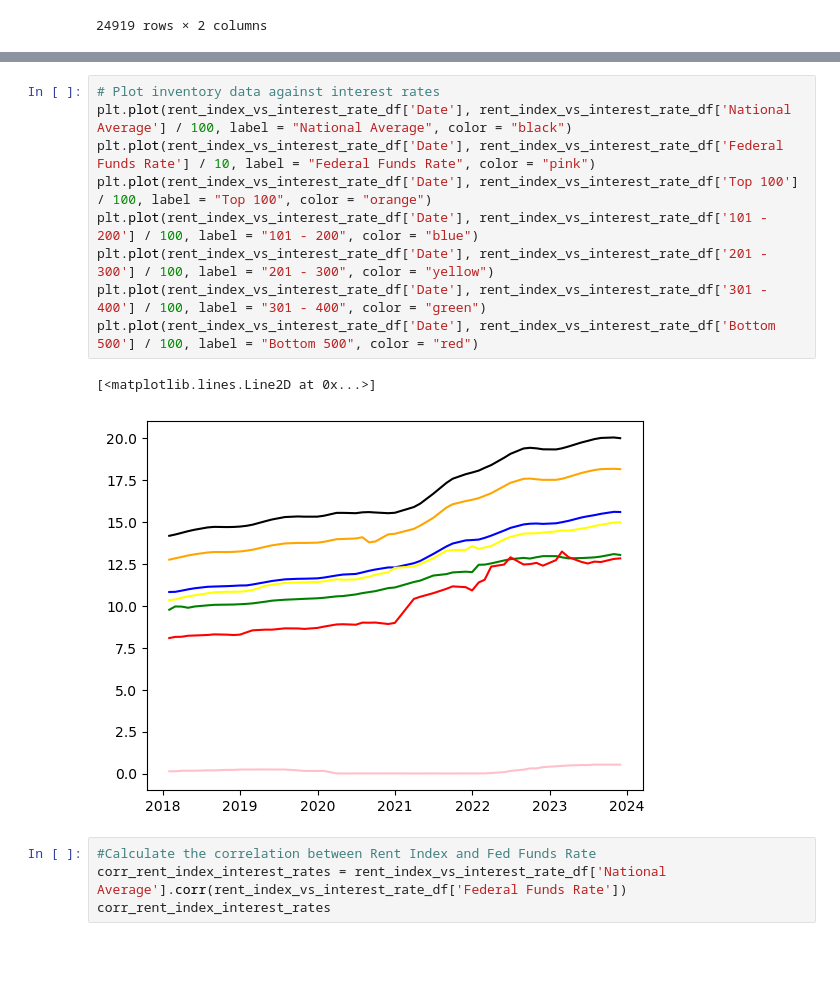
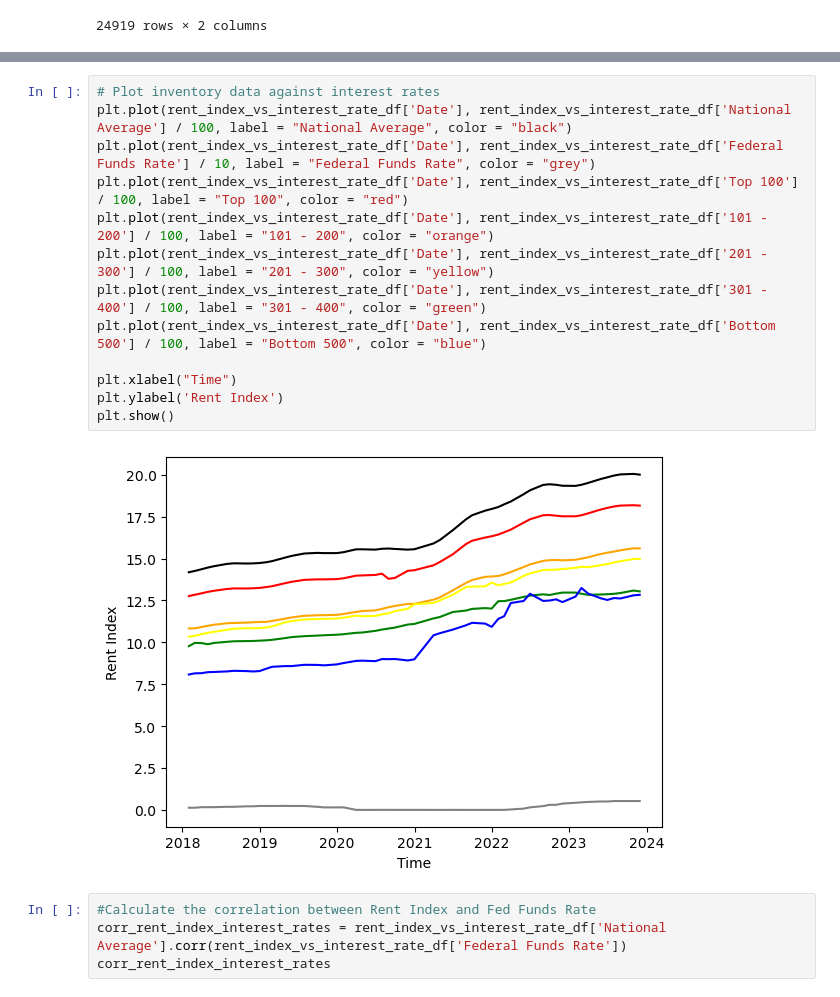
Before and after one commit to RobHuibregtse/Data_Analytics_Project1, a Jupyter notebook: Code/Hypothesis2Code.ipynb, the cells around one changed output, grey strips where cells are left out. Drawn from its saved outputs; the diff is of its cells as text; blank space fills up the shorter version.

```diff
--- a/Code/Hypothesis2Code.ipynb
+++ b/Code/Hypothesis2Code.ipynb
@@ -150,15 +150,18 @@ rent_index_vs_interest_rate_df
 # %%
 # Plot inventory data against interest rates
 plt.plot(rent_index_vs_interest_rate_df['Date'], rent_index_vs_interest_rate_df['National Average'] / 100, label = "National Average", color = "black")
-plt.plot(rent_index_vs_interest_rate_df['Date'], rent_index_vs_interest_rate_df['Federal Funds Rate'] / 10, label = "Federal Funds Rate", color = "pink")
-plt.plot(rent_index_vs_interest_rate_df['Date'], rent_index_vs_interest_rate_df['Top 100'] / 100, label = "Top 100", color = "orange")
-plt.plot(rent_index_vs_interest_rate_df['Date'], rent_index_vs_interest_rate_df['101 - 200'] / 100, label = "101 - 200", color = "blue")
+plt.plot(rent_index_vs_interest_rate_df['Date'], rent_index_vs_interest_rate_df['Federal Funds Rate'] / 10, label = "Federal Funds Rate", color = "grey")
+plt.plot(rent_index_vs_interest_rate_df['Date'], rent_index_vs_interest_rate_df['Top 100'] / 100, label = "Top 100", color = "red")
+plt.plot(rent_index_vs_interest_rate_df['Date'], rent_index_vs_interest_rate_df['101 - 200'] / 100, label = "101 - 200", color = "orange")
 plt.plot(rent_index_vs_interest_rate_df['Date'], rent_index_vs_interest_rate_df['201 - 300'] / 100, label = "201 - 300", color = "yellow")
 plt.plot(rent_index_vs_interest_rate_df['Date'], rent_index_vs_interest_rate_df['301 - 400'] / 100, label = "301 - 400", color = "green")
-plt.plot(rent_index_vs_interest_rate_df['Date'], rent_index_vs_interest_rate_df['Bottom 500'] / 100, label = "Bottom 500", color = "red")
+plt.plot(rent_index_vs_interest_rate_df['Date'], rent_index_vs_interest_rate_df['Bottom 500'] / 100, label = "Bottom 500", color = "blue")
+
+plt.xlabel("Time")
+plt.ylabel('Rent Index')
+plt.show()
 # %% [output]
-[<matplotlib.lines.Line2D at 0x...>]
-[figure, old version]
+[figure, new version]
 # %%
 #Calculate the correlation between Rent Index and Fed Funds Rate
 corr_rent_index_interest_rates = rent_index_vs_interest_rate_df['National Average'].corr(rent_index_vs_interest_rate_df['Federal Funds Rate'])
```
Also changed, not shown: parts of 3 cells of this notebook.
